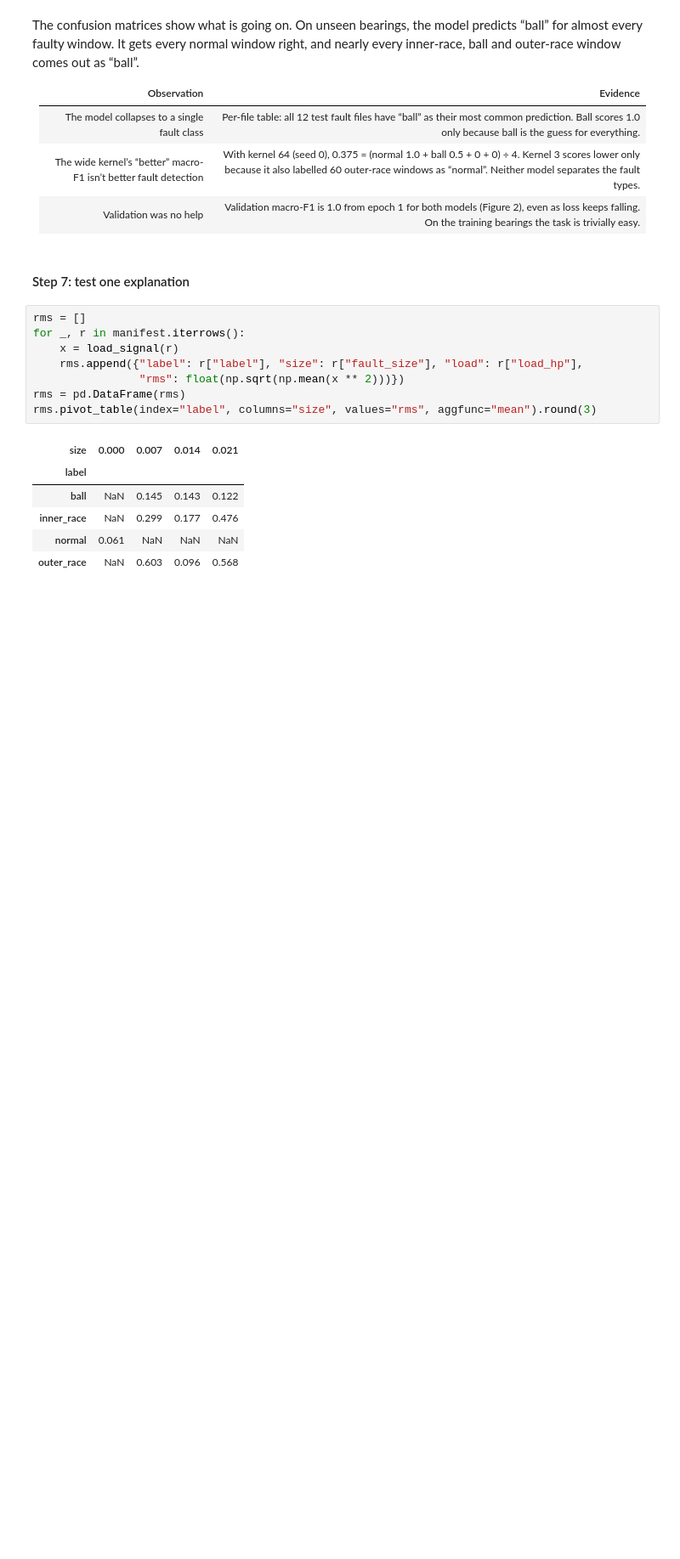
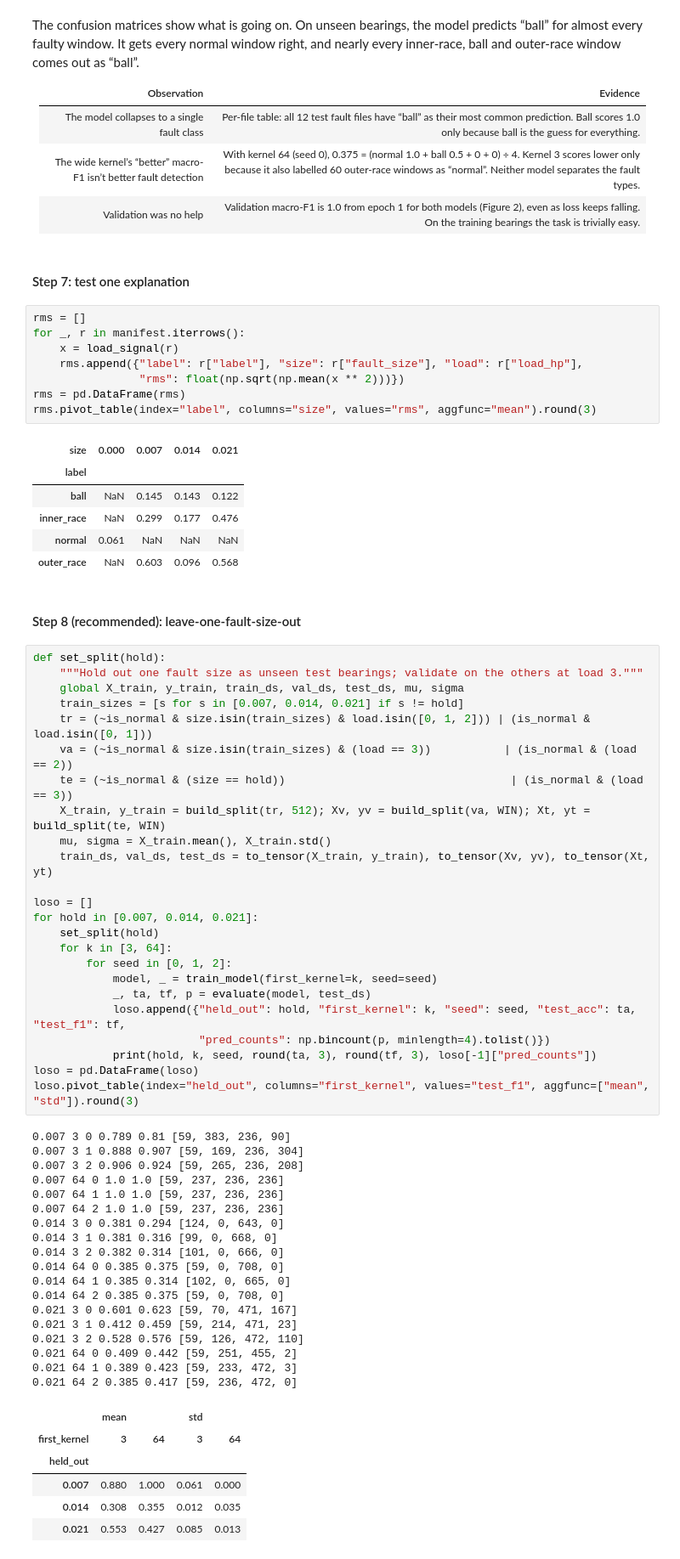
Before and after one commit to MinKhaungMinLwin/bearing-fault-diagnosis-1dcnn, a Jupyter notebook: deep_learning.ipynb, the cells around one changed output. Shown at 85% size. Saved outputs shown, nothing was run; the diff lists cells and outputs as text; blank space fills up the shorter version.

Commit message:
feat: Step 8 (recommended): leave-one-fault-size-out

```diff
--- a/deep_learning.ipynb
+++ b/deep_learning.ipynb
@@ -327,3 +327,54 @@ rms.pivot_table(index="label", columns="size", values="rms", aggfunc="mean").rou
 | inner_race | NaN | 0.299 | 0.177 | 0.476 |
 | normal | 0.061 | NaN | NaN | NaN |
 | outer_race | NaN | 0.603 | 0.096 | 0.568 |
+# %% [markdown]
+#### Step 8 (recommended): leave-one-fault-size-out
+# %%
+def set_split(hold):
+    """Hold out one fault size as unseen test bearings; validate on the others at load 3."""
+    global X_train, y_train, train_ds, val_ds, test_ds, mu, sigma
+    train_sizes = [s for s in [0.007, 0.014, 0.021] if s != hold]
+    tr = (~is_normal & size.isin(train_sizes) & load.isin([0, 1, 2])) | (is_normal & load.isin([0, 1]))
+    va = (~is_normal & size.isin(train_sizes) & (load == 3))           | (is_normal & (load == 2))
+    te = (~is_normal & (size == hold))                                  | (is_normal & (load == 3))
+    X_train, y_train = build_split(tr, 512); Xv, yv = build_split(va, WIN); Xt, yt = build_split(te, WIN)
+    mu, sigma = X_train.mean(), X_train.std()
+    train_ds, val_ds, test_ds = to_tensor(X_train, y_train), to_tensor(Xv, yv), to_tensor(Xt, yt)
+
+loso = []
+for hold in [0.007, 0.014, 0.021]:
+    set_split(hold)
+    for k in [3, 64]:
+        for seed in [0, 1, 2]:
+            model, _ = train_model(first_kernel=k, seed=seed)
+            _, ta, tf, p = evaluate(model, test_ds)
+            loso.append({"held_out": hold, "first_kernel": k, "seed": seed, "test_acc": ta, "test_f1": tf,
+                         "pred_counts": np.bincount(p, minlength=4).tolist()})
+            print(hold, k, seed, round(ta, 3), round(tf, 3), loso[-1]["pred_counts"])
+loso = pd.DataFrame(loso)
+loso.pivot_table(index="held_out", columns="first_kernel", values="test_f1", aggfunc=["mean", "std"]).round(3)
+# %% [output]
+0.007 3 0 0.789 0.81 [59, 383, 236, 90]
+0.007 3 1 0.888 0.907 [59, 169, 236, 304]
+0.007 3 2 0.906 0.924 [59, 265, 236, 208]
+0.007 64 0 1.0 1.0 [59, 237, 236, 236]
+0.007 64 1 1.0 1.0 [59, 237, 236, 236]
+0.007 64 2 1.0 1.0 [59, 237, 236, 236]
+0.014 3 0 0.381 0.294 [124, 0, 643, 0]
+0.014 3 1 0.381 0.316 [99, 0, 668, 0]
+0.014 3 2 0.382 0.314 [101, 0, 666, 0]
+0.014 64 0 0.385 0.375 [59, 0, 708, 0]
+0.014 64 1 0.385 0.314 [102, 0, 665, 0]
+0.014 64 2 0.385 0.375 [59, 0, 708, 0]
+0.021 3 0 0.601 0.623 [59, 70, 471, 167]
+0.021 3 1 0.412 0.459 [59, 214, 471, 23]
+0.021 3 2 0.528 0.576 [59, 126, 472, 110]
+0.021 64 0 0.409 0.442 [59, 251, 455, 2]
+0.021 64 1 0.389 0.423 [59, 233, 472, 3]
+0.021 64 2 0.385 0.417 [59, 236, 472, 0]
+|  | mean |  | std |  |
+| first_kernel | 3 | 64 | 3 | 64 |
+| held_out |  |  |  |  |
+| 0.007 | 0.880 | 1.000 | 0.061 | 0.000 |
+| 0.014 | 0.308 | 0.355 | 0.012 | 0.035 |
+| 0.021 | 0.553 | 0.427 | 0.085 | 0.013 |
```
